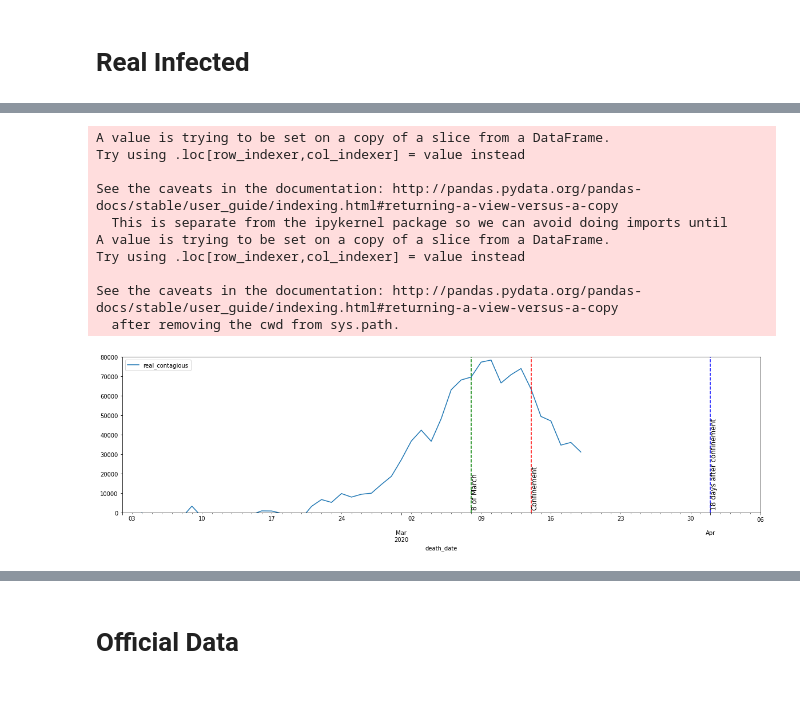
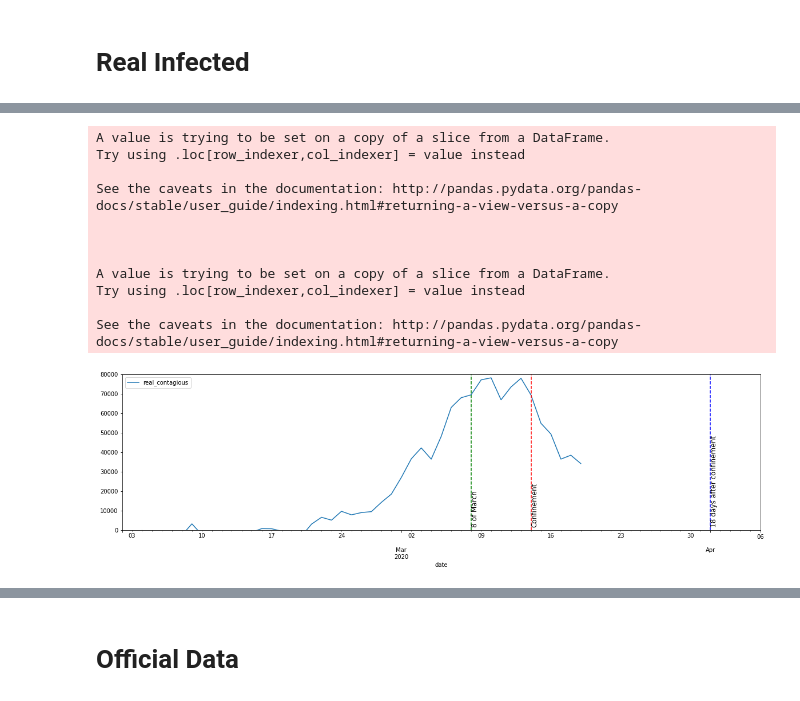
Before and after one commit to camorales197/Real_Numbers_Spain_Covid19, a Jupyter notebook: exploring_spanish_deaths.ipynb, the cells around one changed output, grey strips where cells are left out. Saved outputs shown, nothing was run; the diff lists cells and outputs as text; code cells hidden in the pictures.

```diff
--- a/exploring_spanish_deaths.ipynb
+++ b/exploring_spanish_deaths.ipynb
@@ -87,17 +94,17 @@ try:
                        "defunciones_observadas_lim_inf"], inplace=True)
     mortality.rename(columns={"defunciones_esperadas": "expected_deaths",
                           "defunciones_observadas":"observed_deaths",
-                         "fecha_defuncion":"death_date"}, inplace=True)
+                         "fecha_defuncion":"date"}, inplace=True)
 except:
     pass
 
-mortality = mortality.iloc[:-5,:] #According to the site, info from the last few days is not enterely reliable.
+mortality = mortality.iloc[:-7,:] #According to the site, info from the last few days is not enterely reliable.
 # %%
 confinement_date = '2020-03-14'
 eighteen_days_after_confinement = '2020-04-01'
 march_8 = '2020-03-08'
 
-ax = mortality.plot(x="death_date", y= ["expected_deaths", "observed_deaths"], figsize=(20,5), ylim=(0,2500))
+ax = mortality.plot(x="date", y= ["expected_deaths", "observed_deaths"], figsize=(20,5), ylim=(0,2500))
 ax.axvline(confinement_date, color='red', linestyle='--') # red line for the beginning of the confinement
 ax.axvline(eighteen_days_after_confinement, color='b', linestyle='--') # blue line for the beginning of the effects from the confinement
 ax.text(x=confinement_date,  y=700,s="Confinement", fontsize=12, rotation=90, verticalalignment='center')
@@ -105,9 +112,10 @@ ax.text(x=eighteen_days_after_confinement,  y=700,s="18 days after confinement",
         rotation=90, verticalalignment='center')
 
 
+#I choose this date because it´s the moment when observed and expected begin to diverge
+mortality_pandemy = mortality[mortality["date"] > "2020-02-01"]
 
-mortality_pandemy = mortality[mortality["death_date"] > "2020-02-01"]
-ax = mortality_pandemy.plot(x="death_date", y= ["expected_deaths", "observed_deaths"], figsize=(20,5), ylim=(0,2500))
+ax = mortality_pandemy.plot(x="date", y= ["expected_deaths", "observed_deaths"], figsize=(20,5), ylim=(0,2500))
 ax.axvline(confinement_date, color='red', linestyle='--') # red line for the beginning of the confinement
 ax.axvline(eighteen_days_after_confinement, color='b', linestyle='--') # blue line for the beginning of the effects from the confinement
 ax.text(x=confinement_date,  y=700,s="Confinement", fontsize=12, rotation=90, verticalalignment='center')
@@ -145,28 +163,32 @@ See the caveats in the documentation: http://pandas.pydata.org/pandas-docs/stabl
 # %%
 mortality_rate= 0.017
 
 mortality_pandemy["real_contagious"] = mortality_pandemy["covid_deaths"] / mortality_rate
 mortality_pandemy["real_contagious"] = mortality_pandemy["real_contagious"].shift(periods=-18, fill_value=None)
 
-ax = mortality_pandemy.plot(x="death_date", y= ["real_contagious"], figsize=(20,5), ylim=(0,80000))
+ax = mortality_pandemy.plot(x="date", y= ["real_contagious"], figsize=(20,5), ylim=(0,80000))
 ax.axvline(confinement_date, color='red', linestyle='--') # red line for the beginning of the confinement
 ax.axvline(eighteen_days_after_confinement, color='b', linestyle='--') # blue line for the beginning of the effects from the confinement
 ax.axvline(march_8, color='g', linestyle='--') # blue line for the beginning of the effects from the confinement
 
 ax.text(x=confinement_date,  y=2500,s="Confinement", fontsize=12, rotation=90)
 ax.text(x=eighteen_days_after_confinement,  y=2500,s="18 days after confinement", fontsize=12, rotation=90)
 ax.text(x=march_8,  y=2500,s="8 of March", fontsize=12, rotation=90);
+
+mortality["covid_deaths"] = mortality_pandemy["covid_deaths"]
+mortality["real_contagious"] = mortality_pandemy["real_contagious"]
 # %% [output]
 A value is trying to be set on a copy of a slice from a DataFrame.
 Try using .loc[row_indexer,col_indexer] = value instead
 
 See the caveats in the documentation: http://pandas.pydata.org/pandas-docs/stable/user_guide/indexing.html#returning-a-view-versus-a-copy
-  This is separate from the ipykernel package so we can avoid doing imports until
+
+
+
 A value is trying to be set on a copy of a slice from a DataFrame.
 Try using .loc[row_indexer,col_indexer] = value instead
 
 See the caveats in the documentation: http://pandas.pydata.org/pandas-docs/stable/user_guide/indexing.html#returning-a-view-versus-a-copy
-  after removing the cwd from sys.path.
-[figure, old version]
+[figure, new version]
 # %%
 ## Total Number of Real Infected People
```
Also changed, not shown: parts of 12 cells of this notebook.
